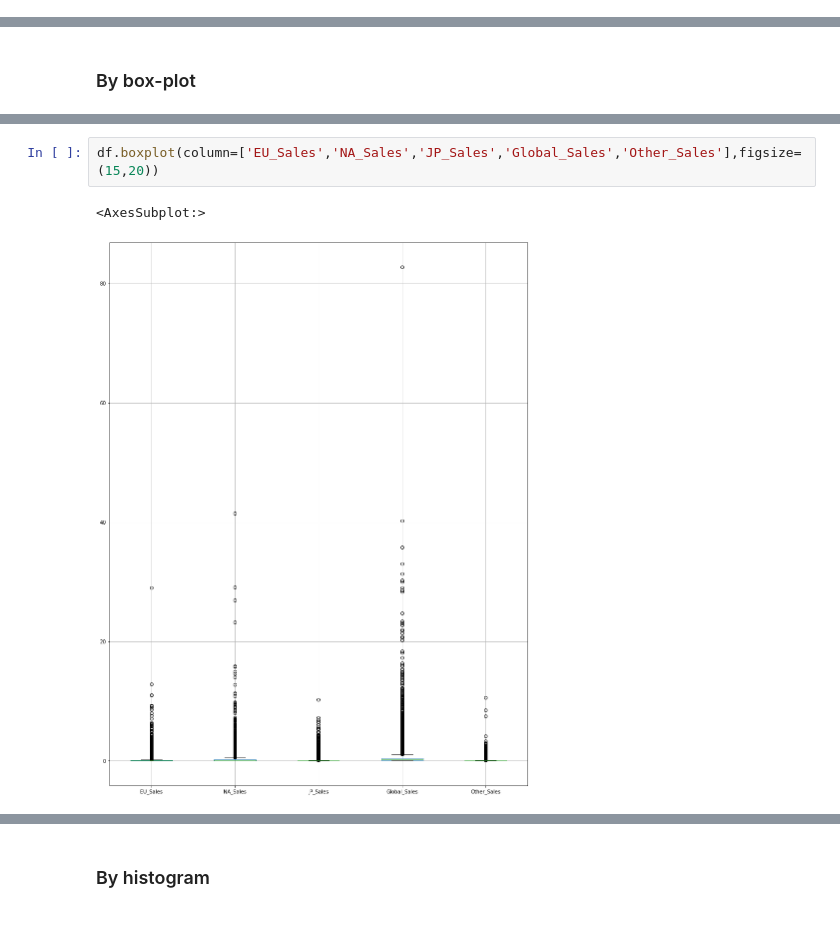
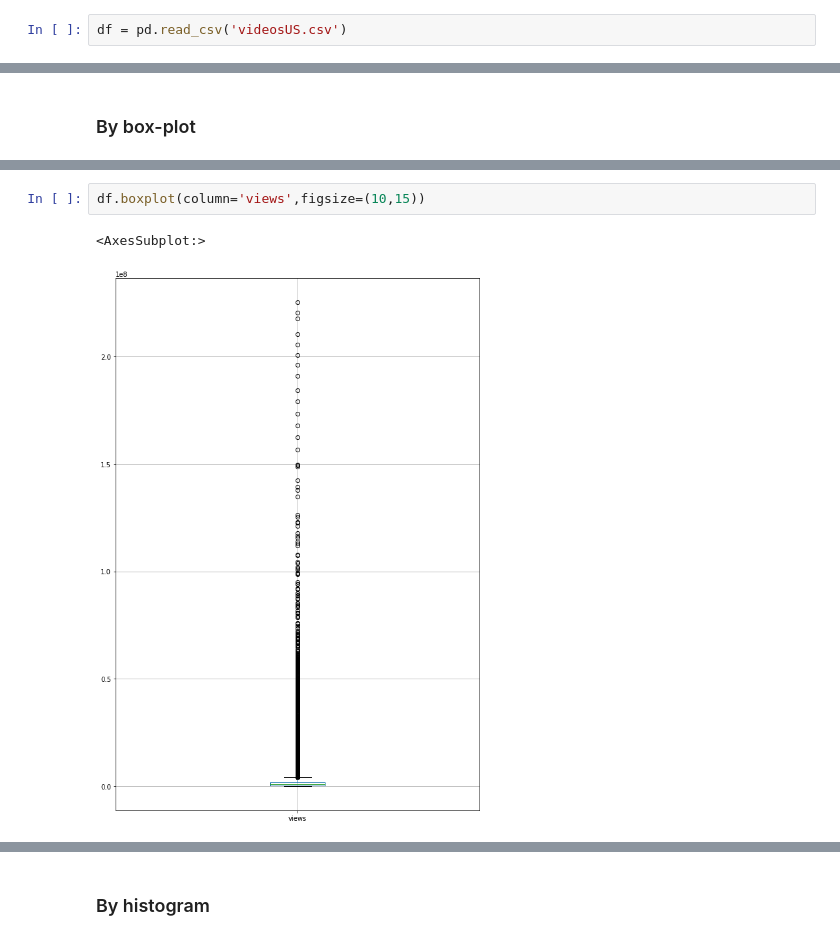
Before and after one commit to kawaremu/CodeLabsAcademy, a Jupyter notebook: Unit 2/Homeworks/data-exploration.ipynb, the cells around one changed output, grey strips where cells are left out. Cells and saved outputs as stored; diff of their text form.

```diff
--- a/Unit 2/Homeworks/data-exploration.ipynb
+++ b/Unit 2/Homeworks/data-exploration.ipynb
@@ -391,0 +394,2 @@ plt.boxplot(x=df['EU_Sales'])
+# %%
+df = pd.read_csv('videosUS.csv')
@@ -584,6 +611,6 @@ df.boxplot(column=['Year','Rank'],figsize=(8,15))
 # %%
-df.boxplot(column=['EU_Sales','NA_Sales','JP_Sales','Global_Sales','Other_Sales'],figsize=(15,20))
+df.boxplot(column='views',figsize=(10,15))
 # %% [output]
 <AxesSubplot:>
-[figure, old version]
+[figure, new version]
 # %%
```
Also changed, not shown: parts of 44 cells of this notebook, 6 other files.
